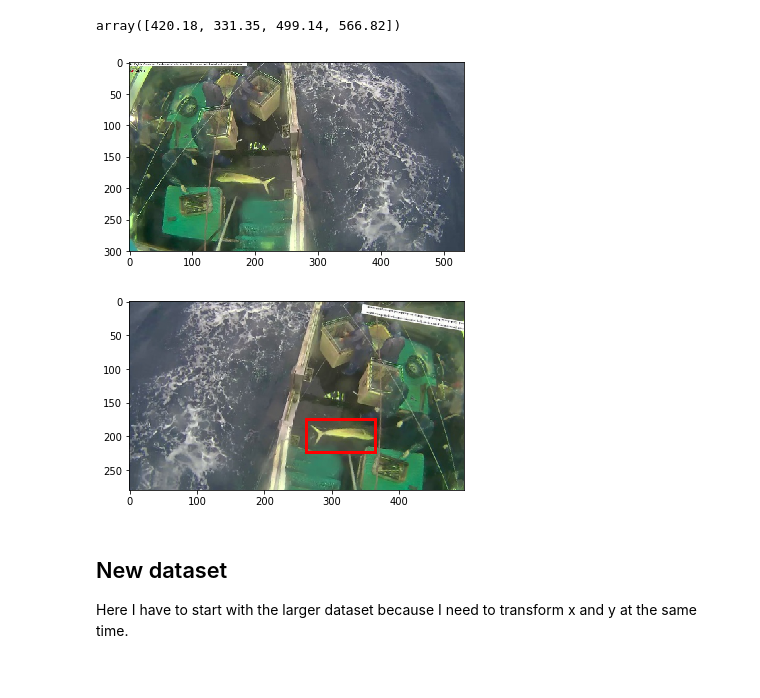
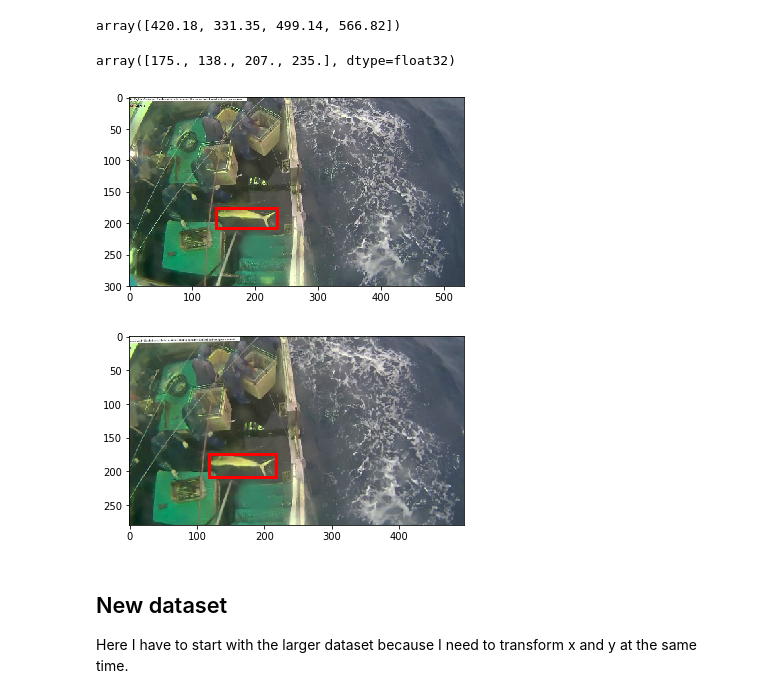
Before and after one commit to yanneta/dl-course, a Jupyter notebook: cnn_fish.ipynb, the cells around one changed output. Drawn from its saved outputs; the diff is of its cells as text; code cells hidden in the pictures.

```diff
--- a/cnn_fish.ipynb
+++ b/cnn_fish.ipynb
@@ -645,3 +647,7 @@ val loss 0.134 and accuracy 0.965
 train loss 0.017
 val loss 0.131 and accuracy 0.962
 0.01666880666809129
+# %%
+# try unfreezing more layers
+p = PATH/"model-96.pth"
+model.load_state_dict(torch.load(p))
@@ -827,16 +841,23 @@ bb = bbs[1][:4]
 bb
 # %% [output]
 array([420.18, 331.35, 499.14, 566.82])
+# %%
+Y = make_bb_px(bb, shapes["img_01185.jpg"])
+Y = resize_images_ratio(Y, 300)
+bb0 = to_bb(Y)
+bb0
+# %% [output]
+array([175., 138., 207., 235.], dtype=float32)
 # %%
-show_corner_bb(im, bb)
+show_corner_bb(im, bb0)
 # %% [output]
-[figure, old version]
+[figure, new version]
 # %%
 im, bb_t = transformsXY(str(test[1]), bb, True, shapes["img_01185.jpg"], sz=280)
 # %%
 show_corner_bb(im, bb_t)
 # %% [output]
-[figure, old version]
+[figure, new version]
 # %% [markdown]
 ## New dataset
 Here I have to start with the larger dataset because I need to transform x and y at the same time.
```
Also changed, not shown: parts of 20 cells of this notebook.
